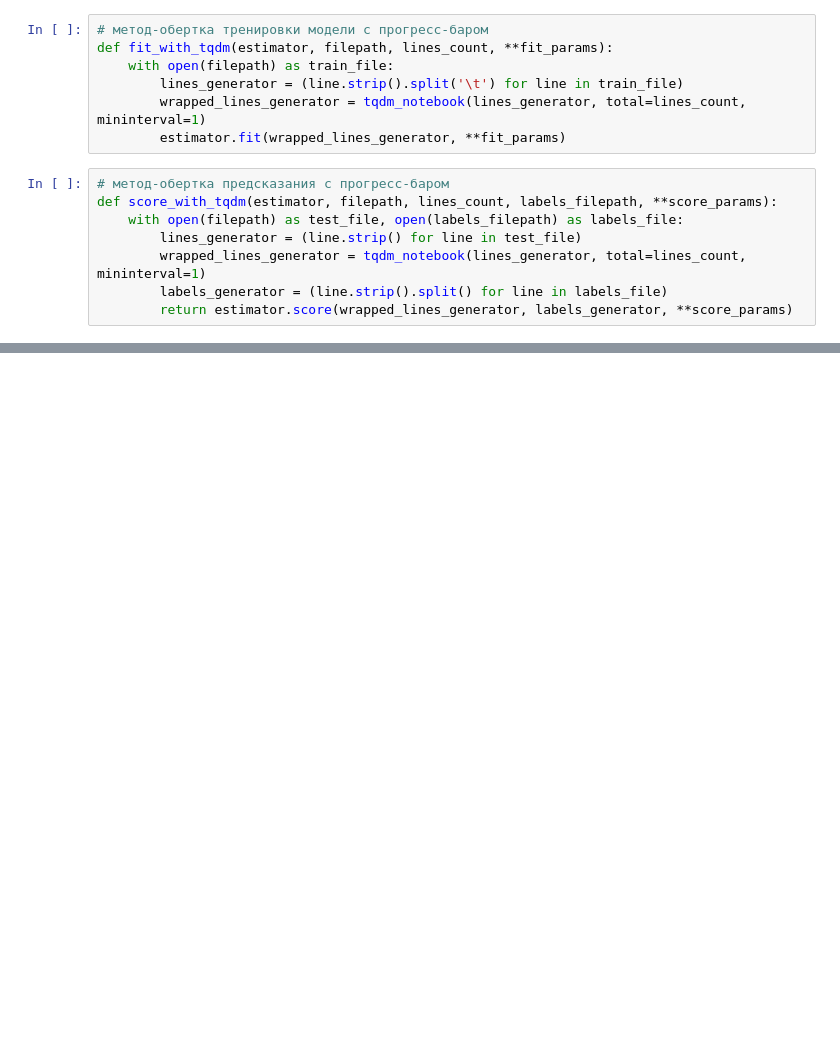
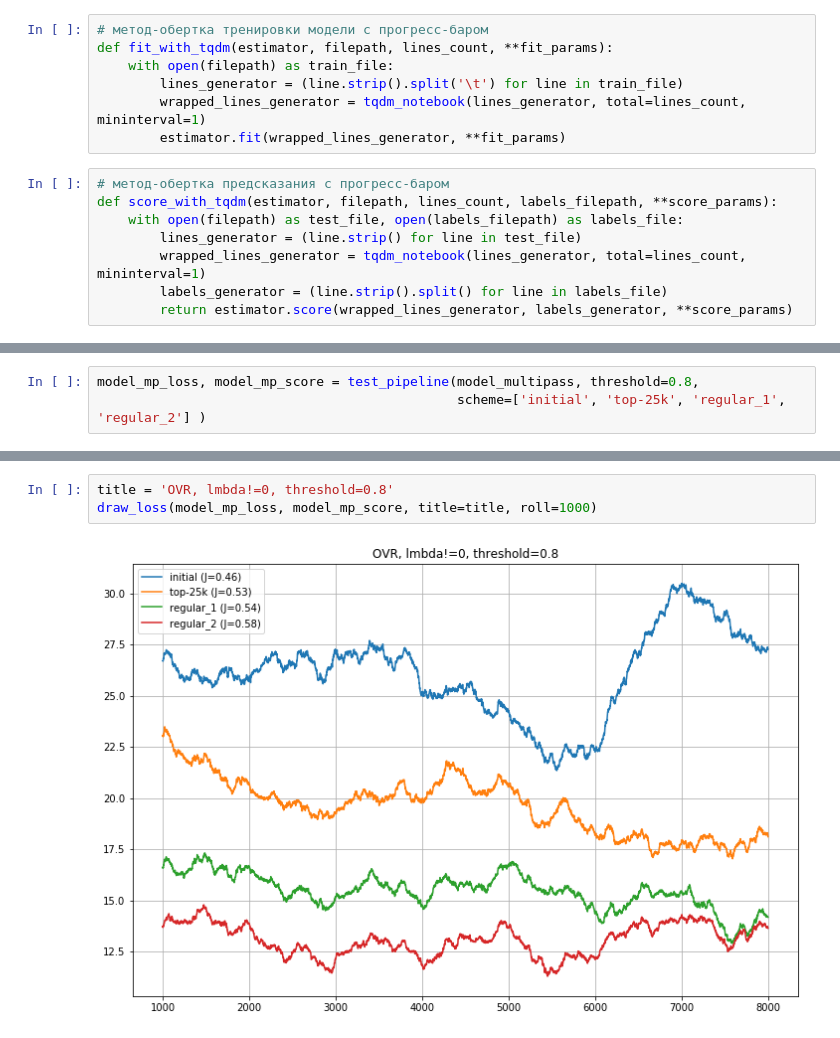
Before and after one commit to aborisihin/mlda_tryouts, a Jupyter notebook: ml_models_implementation/mlmc_online_logreg/estimator_test.ipynb, the cells around one changed output, grey strips where cells are left out. Cells and saved outputs as stored; diff of their text form; blank space fills up the shorter version.

```diff
--- a/ml_models_implementation/mlmc_online_logreg/estimator_test.ipynb
+++ b/ml_models_implementation/mlmc_online_logreg/estimator_test.ipynb
@@ -159,0 +202,3 @@ pass
+# %%
+model_mp_loss, model_mp_score = test_pipeline(model_multipass, threshold=0.8,
+                                              scheme=['initial', 'top-25k', 'regular_1', 'regular_2'] )
@@ -159,0 +219,5 @@ pass
+# %%
+title = 'OVR, lmbda!=0, threshold=0.8'
+draw_loss(model_mp_loss, model_mp_score, title=title, roll=1000)
+# %% [output]
+[figure, added]
```
Also changed, not shown: parts of 20 cells of this notebook, 2 other files.
